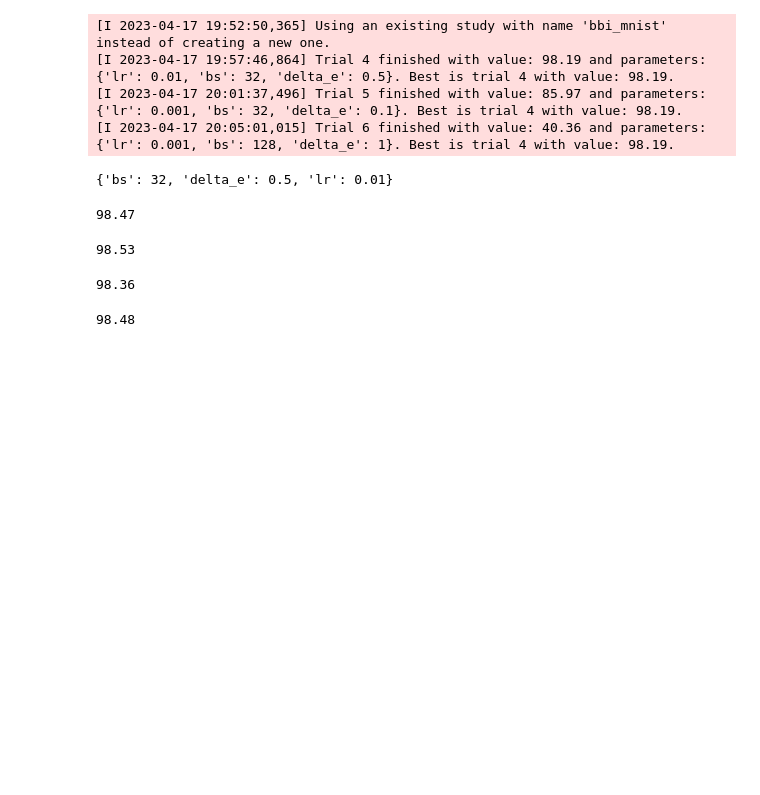
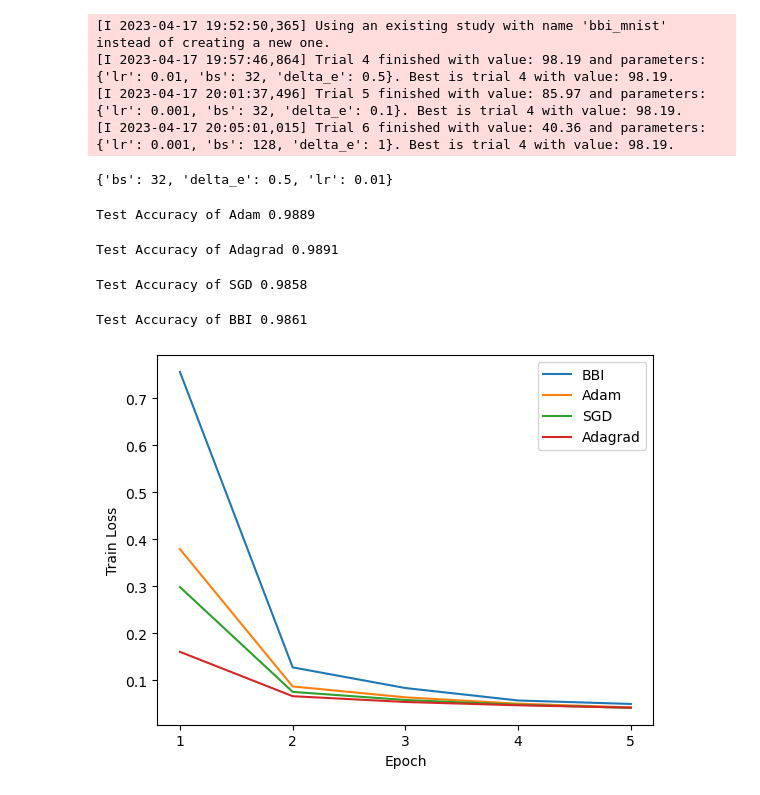
Before and after one commit to dariayakovchuk/Optimization-Mini-Project, a Jupyter notebook: comp_optimizers.ipynb, the cells around one changed output. Saved outputs shown, nothing was run; the diff lists cells and outputs as text; code cells hidden in the pictures; blank space fills up the shorter version.

Commit message:
Add plots

```diff
--- a/comp_optimizers.ipynb
+++ b/comp_optimizers.ipynb
@@ -191,24 +217,49 @@ def test(model, optimizer, batch_sizes):
 # %%
+# Testing Adam
 model = Net()
 optimizer = Adam(model.parameters(), lr = 0.001)
-print(test(model, optimizer, 128))
+trainloss_adam, testloss_adam, accuracy = test(model, optimizer, 128)
+print("Test Accuracy of Adam", accuracy)
 # %% [output]
-98.47
+Test Accuracy of Adam 0.9889
 # %%
+# Testing Adagrad
 model = Net()
 optimizer = Adagrad(model.parameters(), lr = 0.01)
-print(test(model, optimizer, 32))
+trainloss_adagrad, testloss_adagrad, accuracy  = test(model, optimizer, 32)
+print("Test Accuracy of Adagrad", accuracy)
 # %% [output]
-98.53
+Test Accuracy of Adagrad 0.9891
 # %%
+#Testing SGD
 model = Net()
 optimizer = SGD(model.parameters(), lr = 0.01, momentum=0.85)
-print(test(model, optimizer, 64))
+trainloss_sgd, testloss_sgd, accuracy = test(model, optimizer, 64)
+print("Test Accuracy of SGD", accuracy)
 # %% [output]
-98.36
+Test Accuracy of SGD 0.9858
 # %%
+#Testing BBI
 model = Net()
 optimizer = BBI(model.parameters(), lr = 0.01, deltaEn=0.5)
-print(test(model, optimizer, 32))
+trainloss_bbi, testloss_bbi, accuracy= test(model, optimizer, 32)
+print("Test Accuracy of BBI", accuracy)
 # %% [output]
-98.48
+Test Accuracy of BBI 0.9861
+# %%
+#PLot train loss
+
+t = np.arange(1, 6)
+
+g = sns.lineplot(y=trainloss_bbi, x=t, label='BBI')
+sns.lineplot(y=trainloss_adam, x=t, label='Adam')
+sns.lineplot(y=trainloss_sgd, x=t, label='SGD')
+sns.lineplot(y=trainloss_adagrad, x=t, label='Adagrad')
+g.set(xticks=list(range(1,6)))
+plt.xlabel('Epoch')
+plt.ylabel('Train Loss')
+
+plt.legend()
+plt.show()
+# %% [output]
+[figure, added]
```
Also changed, not shown: parts of 12 cells of this notebook.
